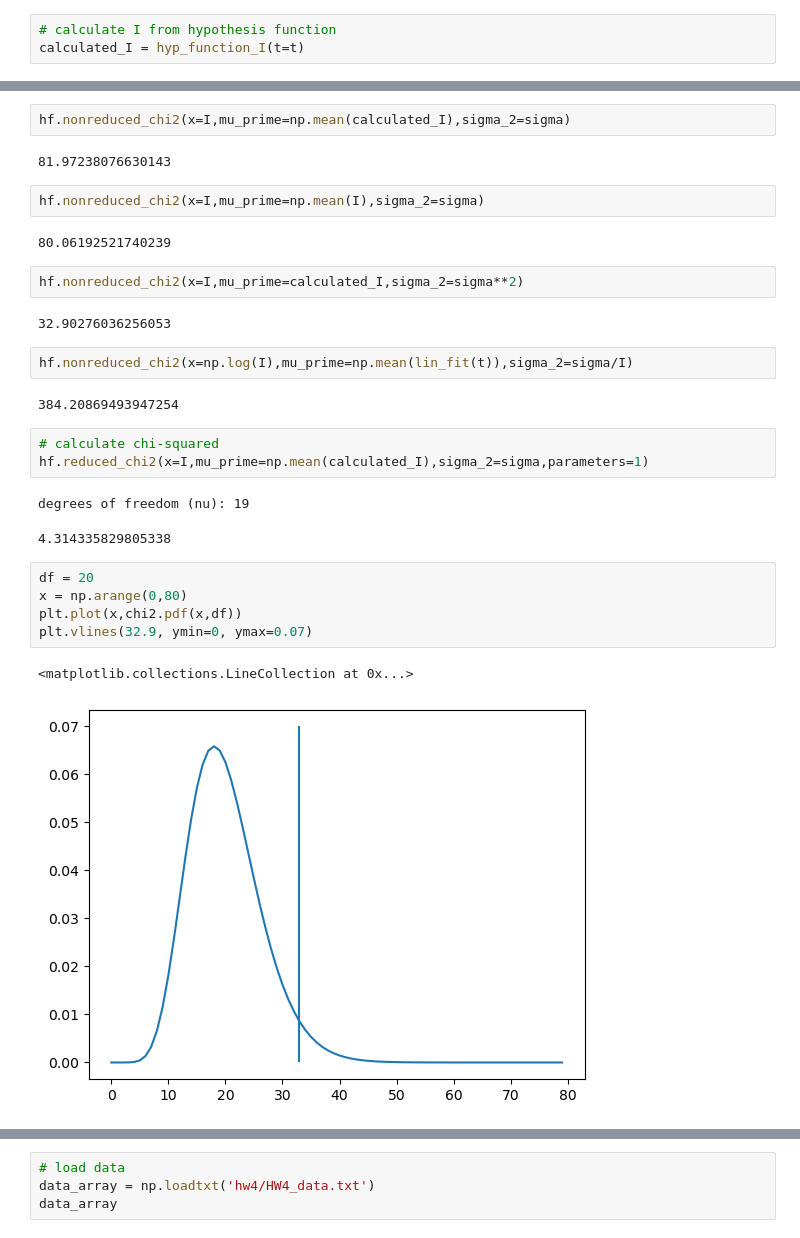
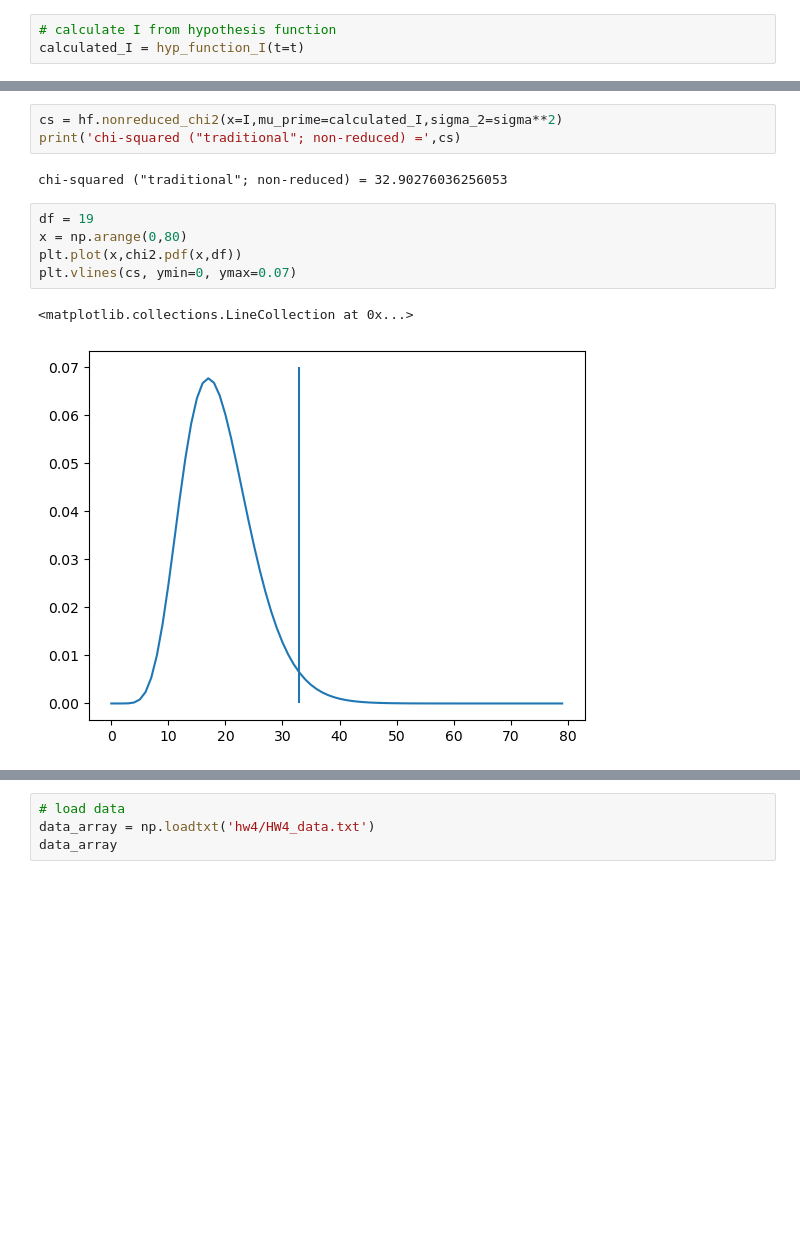
Before and after one commit to Rokkaan5/Code-Reference-Notebook, a Jupyter notebook: CU-Boulder/AstroPhys/HW/hw4/hw4.ipynb, the cells around one changed output, grey strips where cells are left out. Cells and saved outputs as stored; diff of their text form; blank space fills up the shorter version.

Commit message:
refine chi-squared calculation using generalized formula for Q2.b

```diff
--- a/CU-Boulder/AstroPhys/HW/hw4/hw4.ipynb
+++ b/CU-Boulder/AstroPhys/HW/hw4/hw4.ipynb
@@ -140,33 +146,16 @@ Where:
 # %%
-hf.nonreduced_chi2(x=I,mu_prime=np.mean(calculated_I),sigma_2=sigma)
+cs = hf.nonreduced_chi2(x=I,mu_prime=calculated_I,sigma_2=sigma**2)
+print('chi-squared ("traditional"; non-reduced) =',cs)
 # %% [output]
-81.97238076630143
+chi-squared ("traditional"; non-reduced) = 32.90276036256053
-# %%
-hf.nonreduced_chi2(x=I,mu_prime=np.mean(I),sigma_2=sigma)
-# %% [output]
-80.06192521740239
-# %%
-hf.nonreduced_chi2(x=I,mu_prime=calculated_I,sigma_2=sigma**2)
-# %% [output]
-32.90276036256053
-# %%
-hf.nonreduced_chi2(x=np.log(I),mu_prime=np.mean(lin_fit(t)),sigma_2=sigma/I)
-# %% [output]
-384.20869493947254
-# %%
-# calculate chi-squared
-hf.reduced_chi2(x=I,mu_prime=np.mean(calculated_I),sigma_2=sigma,parameters=1)
-# %% [output]
-degrees of freedom (nu): 19
-4.314335829805338
 # %%
-df = 20
+df = 19
 x = np.arange(0,80)
 plt.plot(x,chi2.pdf(x,df))
-plt.vlines(32.9, ymin=0, ymax=0.07)
+plt.vlines(cs, ymin=0, ymax=0.07)
 # %% [output]
 <matplotlib.collections.LineCollection at 0x...>
-[figure, old version]
+[figure, new version]
 # %% [markdown]
 # 3. Extra-Solar Planet
 The Kepler mission used the transit method in which one examines a time series of a star's intensity for a negative excursion. Under this method, the parent distribution of a star's intensity can be well established. In this example, the star's intensity is measured at a 30 sec cadence and found to be $I_0 + 0.001 I_0$ (1-sigma) with a Gaussian parent distribution.
```
Also changed, not shown: parts of 3 cells of this notebook, 5 other files.
